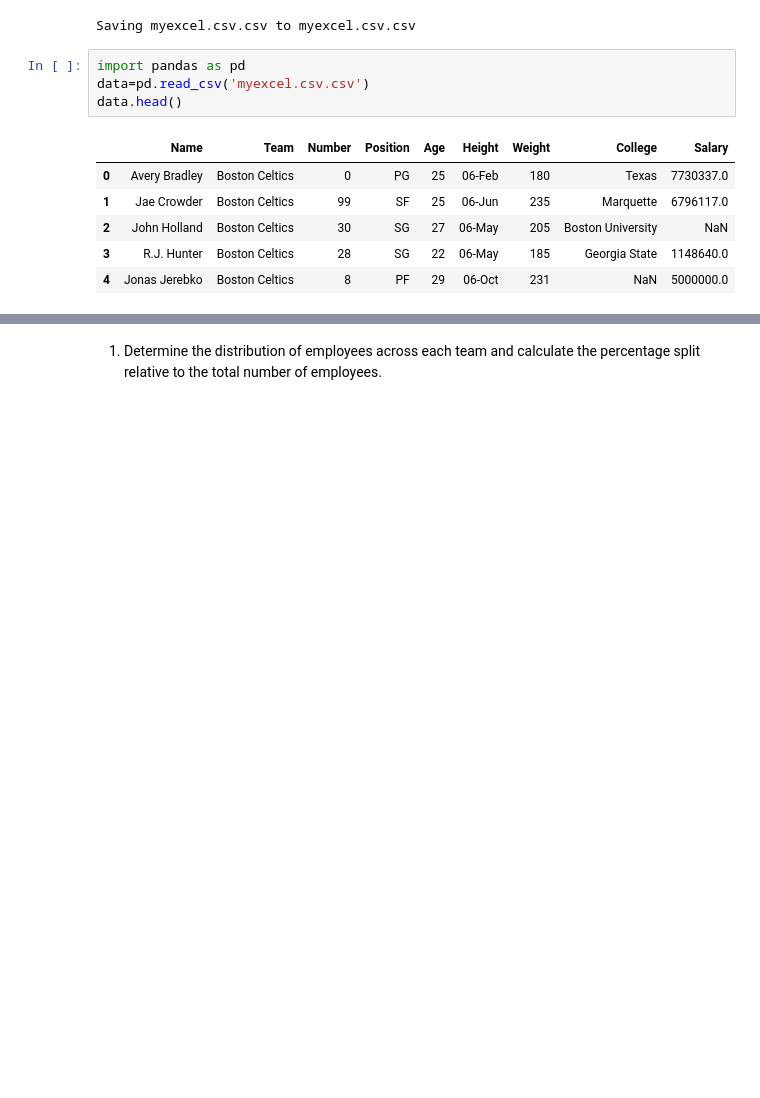
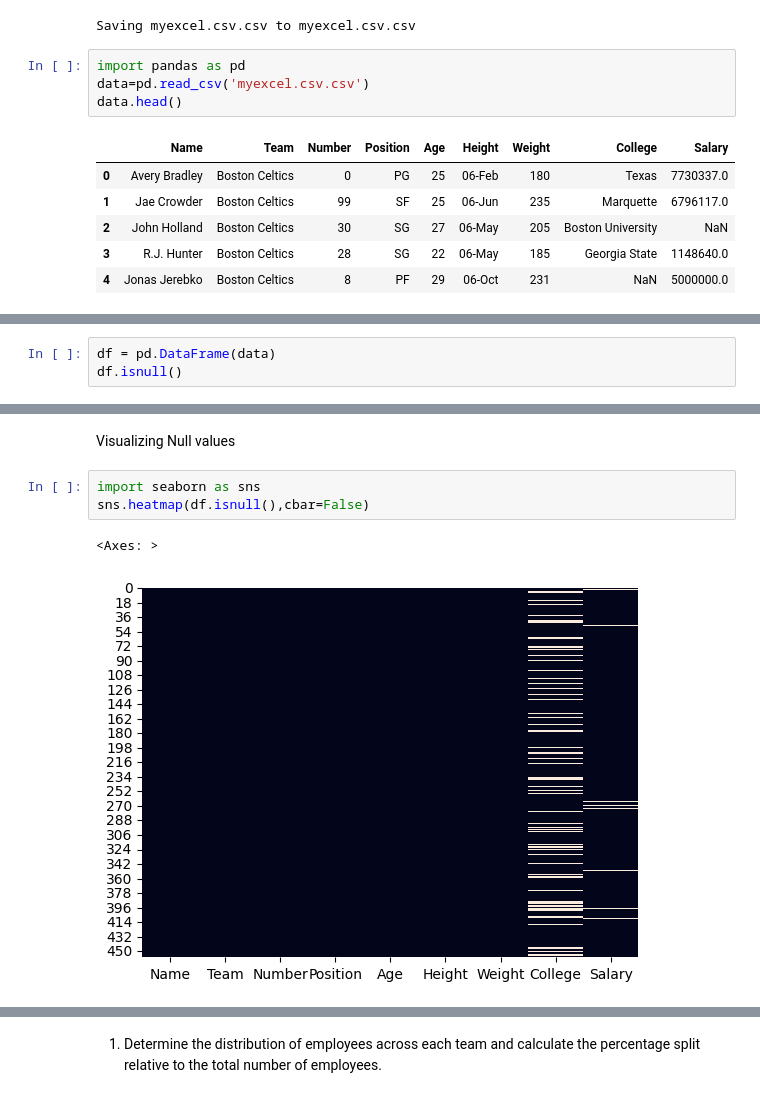
Before and after one commit to sharulms/d30-entry-, a Jupyter notebook: Python_Module_End_Assignment.ipynb, the cells around one changed output, grey strips where cells are left out. Cells and saved outputs as stored; diff of their text form; blank space fills up the shorter version.

```diff
--- a/Python_Module_End_Assignment.ipynb
+++ b/Python_Module_End_Assignment.ipynb
@@ -19,0 +22,3 @@ data.head()
+# %%
+df = pd.DataFrame(data)
+df.isnull()
@@ -19,0 +55,8 @@ data.head()
+# %% [markdown]
+Visualizing Null values
+# %%
+import seaborn as sns
+sns.heatmap(df.isnull(),cbar=False)
+# %% [output]
+<Axes: >
+[figure, added]
```
Also changed, not shown: parts of 22 cells of this notebook.
